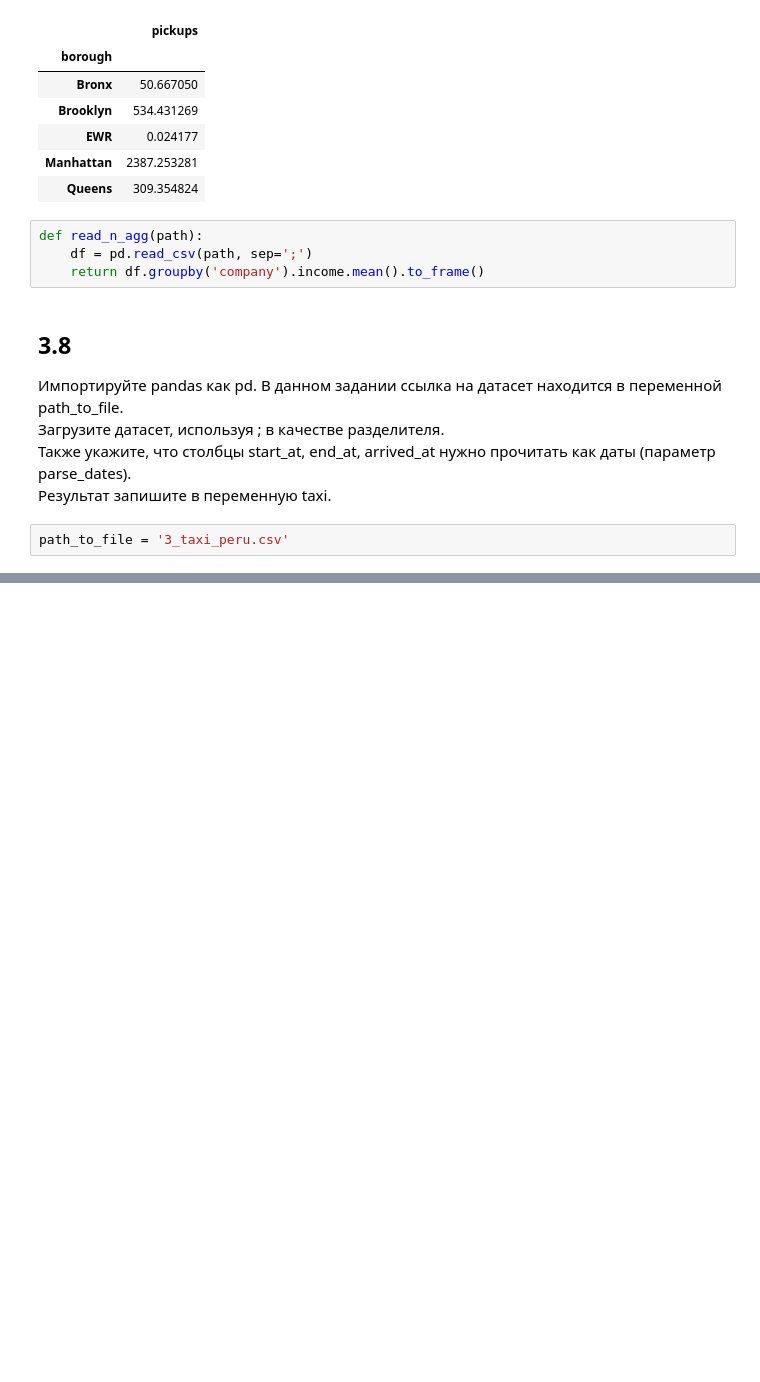
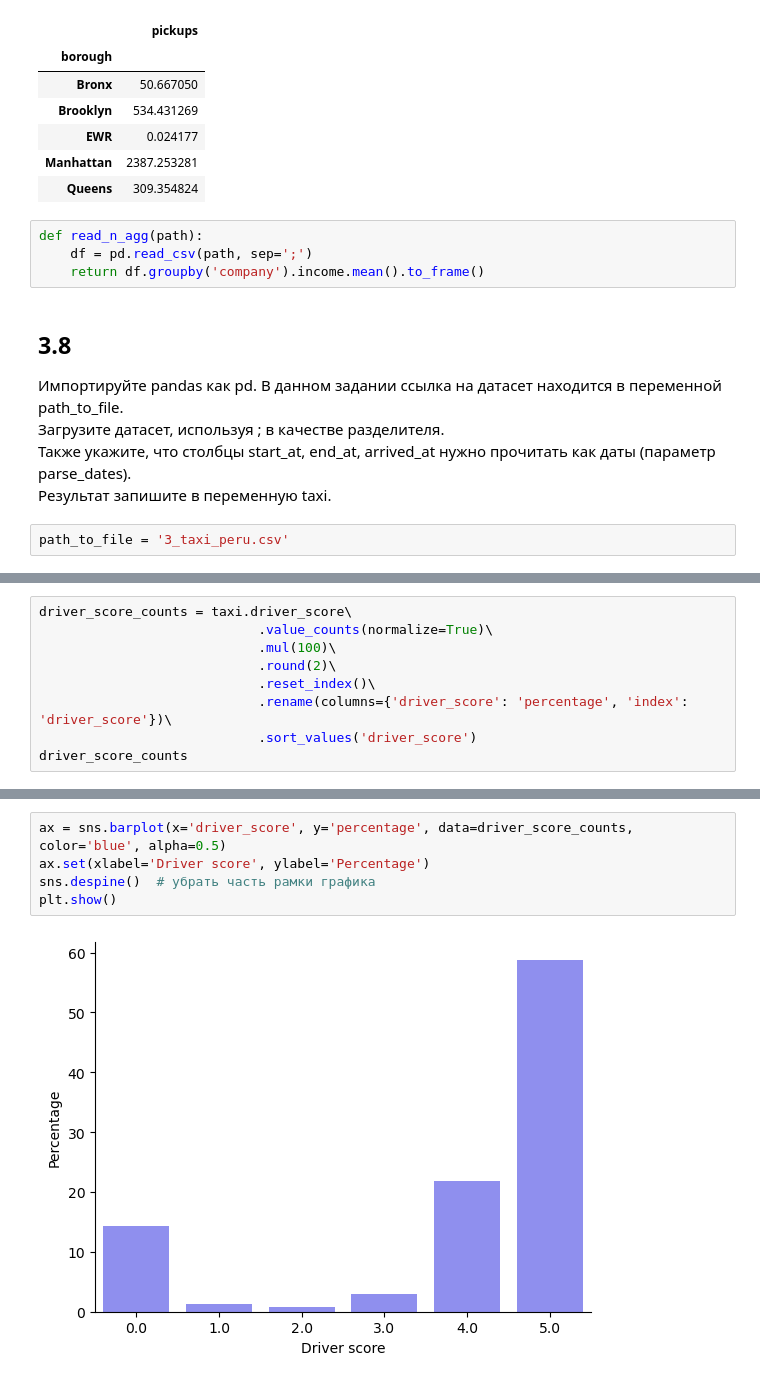
Before and after one commit to gbrs/Demo_Data_Analyst_KC, a Jupyter notebook: lesson_3_tasks.ipynb, the cells around one changed output, grey strips where cells are left out. Saved outputs shown, nothing was run; the diff lists cells and outputs as text; blank space fills up the shorter version.

```diff
--- a/lesson_3_tasks.ipynb
+++ b/lesson_3_tasks.ipynb
@@ -107,0 +151,9 @@ taxi.head()
+# %%
+driver_score_counts = taxi.driver_score\
+                            .value_counts(normalize=True)\
+                            .mul(100)\
+                            .round(2)\
+                            .reset_index()\
+                            .rename(columns={'driver_score': 'percentage', 'index': 'driver_score'})\
+                            .sort_values('driver_score')
+driver_score_counts
@@ -107,0 +171,7 @@ taxi.head()
+# %%
+ax = sns.barplot(x='driver_score', y='percentage', data=driver_score_counts, color='blue', alpha=0.5)
+ax.set(xlabel='Driver score', ylabel='Percentage')
+sns.despine()  # убрать часть рамки графика
+plt.show()
+# %% [output]
+[figure, added]
```
Also changed, not shown: parts of 16 cells of this notebook.
